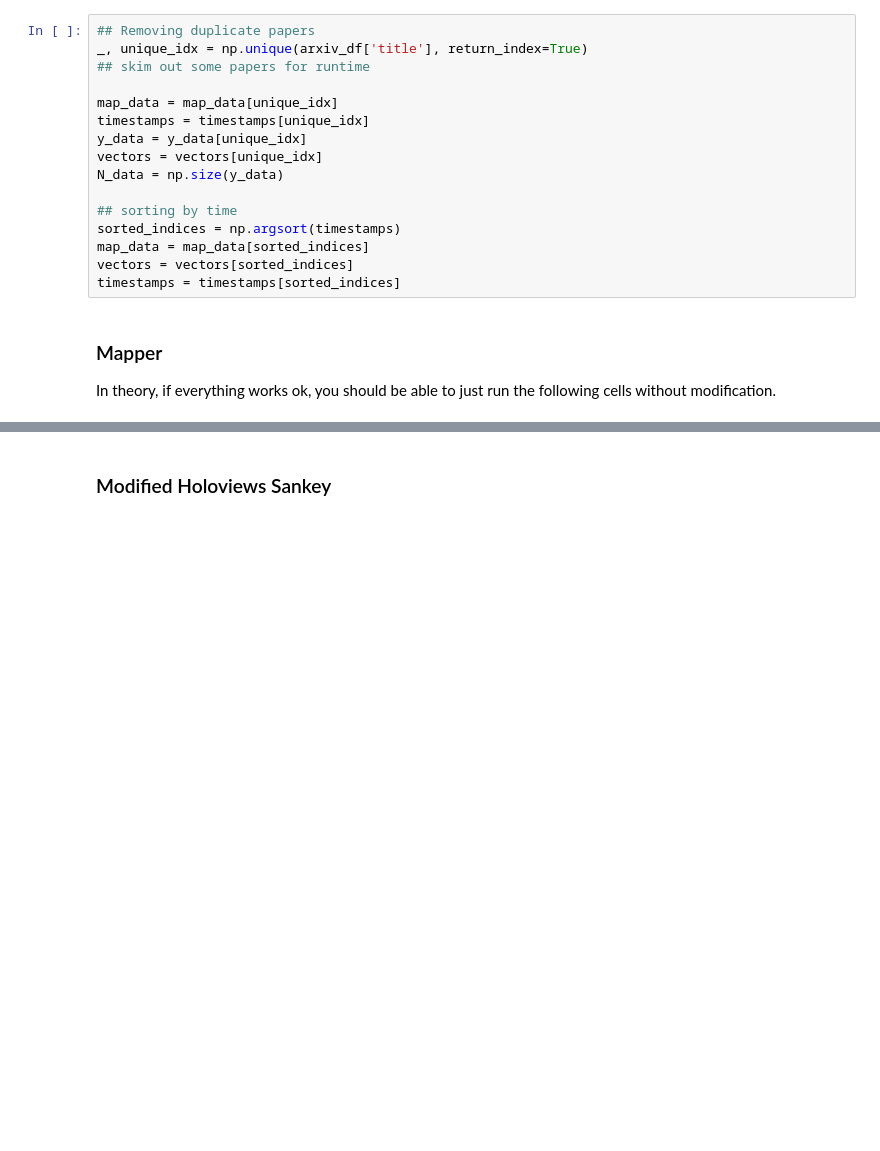
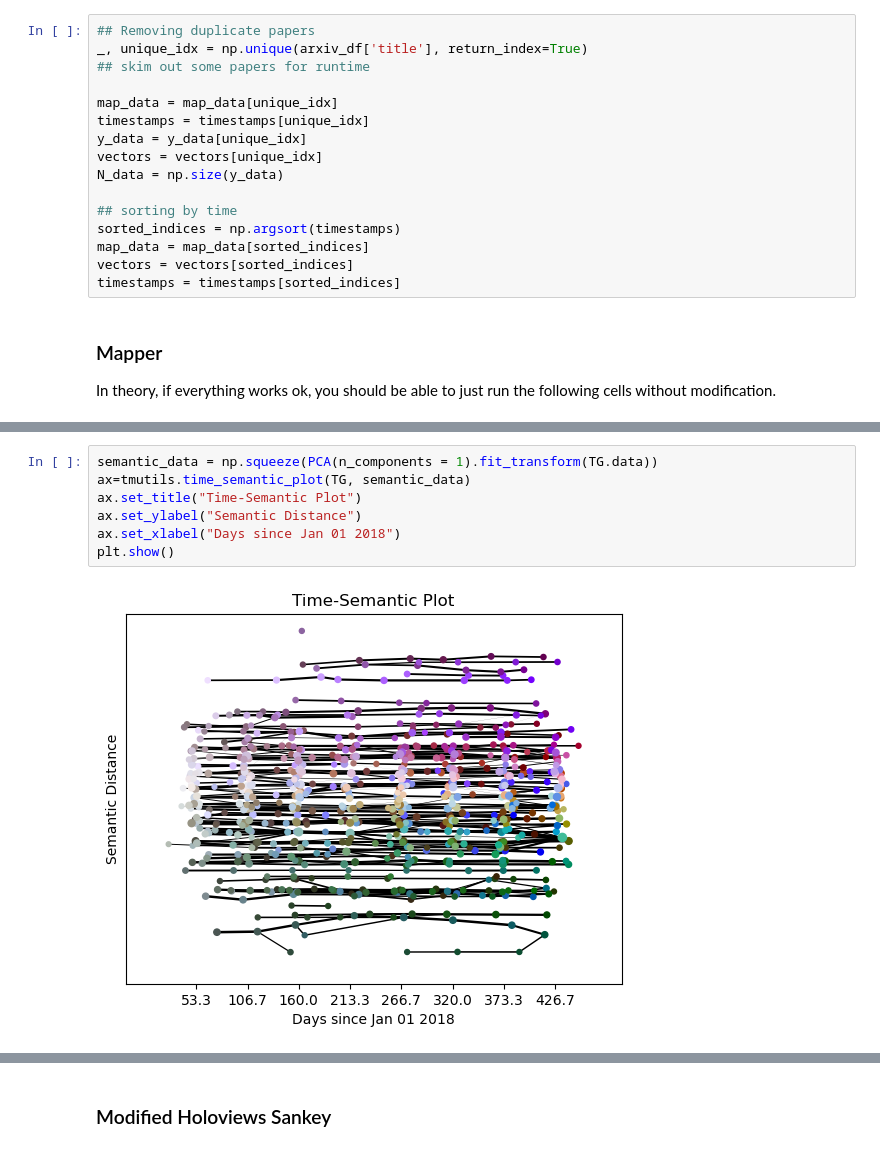
Before and after one commit to TutteInstitute/temporal-mapper, a Jupyter notebook: DemoV0.2.2.ipynb, the cells around one changed output, grey strips where cells are left out. Drawn from its saved outputs; the diff is of its cells as text; blank space fills up the shorter version.

```diff
--- a/DemoV0.2.2.ipynb
+++ b/DemoV0.2.2.ipynb
@@ -115,3 +135,12 @@ Clustering at each time slice...
+# %%
+semantic_data = np.squeeze(PCA(n_components = 1).fit_transform(TG.data))
+ax=tmutils.time_semantic_plot(TG, semantic_data)
+ax.set_title("Time-Semantic Plot")
+ax.set_ylabel("Semantic Distance")
+ax.set_xlabel("Days since Jan 01 2018")
+plt.show()
+# %% [output]
+[figure, added]
 # %%
 # Plotting the Clustering weight function
 t0=np.median(timestamps)
```
Also changed, not shown: parts of 7 cells of this notebook, 3 other files.
